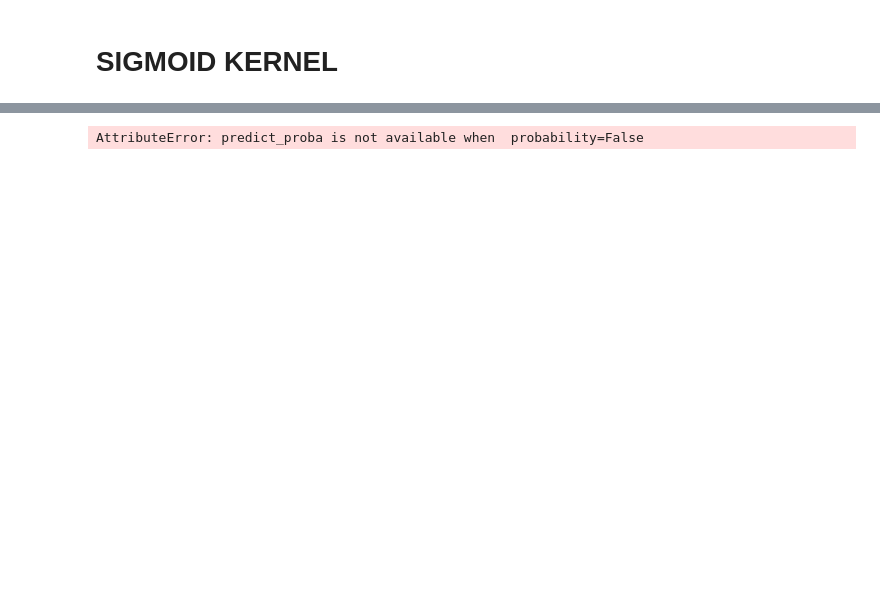
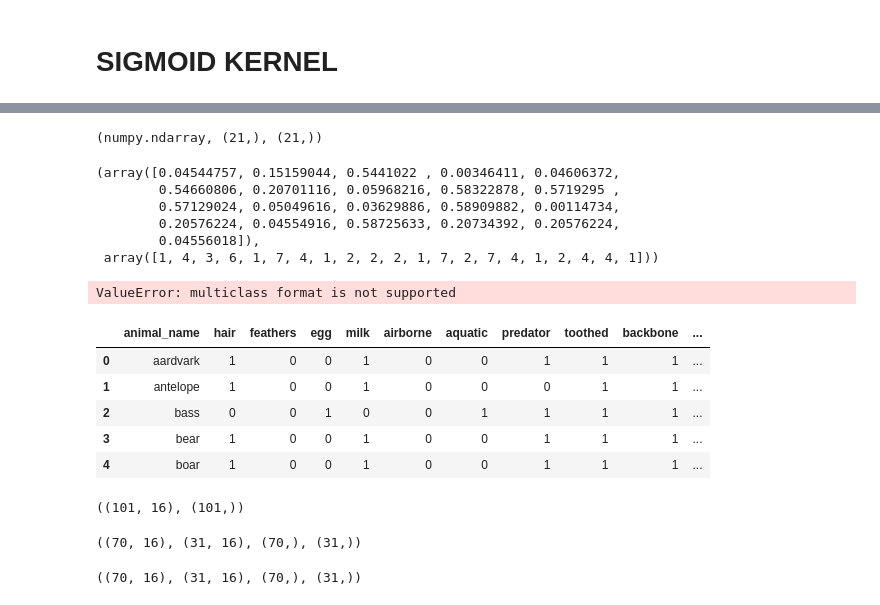
Before and after one commit to Himani2000/celestini_task, a Jupyter notebook: CELESTINI_MAIN.ipynb, the cells around one changed output, grey strips where cells are left out. Cells and saved outputs as stored; diff of their text form; code cells hidden in the pictures; blank space fills up the shorter version.

```diff
--- a/CELESTINI_MAIN.ipynb
+++ b/CELESTINI_MAIN.ipynb
@@ -163,7 +186,31 @@ weighted avg       0.98      0.95      0.95        21
+# %%
+type(probs),probs.shape,y_test.shape
+# %% [output]
+(numpy.ndarray, (21,), (21,))
+# %%
+probs,y_test
+# %% [output]
+(array([0.04544757, 0.15159044, 0.5441022 , 0.00346411, 0.04606372,
+        0.54660806, 0.20701116, 0.05968216, 0.58322878, 0.5719295 ,
+        0.57129024, 0.05049616, 0.03629886, 0.58909882, 0.00114734,
+        0.20576224, 0.04554916, 0.58725633, 0.20734392, 0.20576224,
+        0.04556018]),
+ array([1, 4, 3, 6, 1, 7, 4, 1, 2, 2, 2, 1, 7, 2, 7, 4, 1, 2, 4, 4, 1]))
 # %%
-probs=clf_sig.predict_proba(x_test)
 import matplotlib.pyplot as plt
-precision, recall, thresholds = metrics.precision_recall_curve(y_test, probs)
-plt.plot(recall,precision,marker=".")
+from sklearn.metrics import precision_recall_curve
+precision, recall,_ = precision_recall_curve(y_test,probs)
 # %% [output]
-AttributeError: predict_proba is not available when  probability=False
+ValueError: multiclass format is not supported
+# %%
+######### tensorflow
+data2=pd.read_csv('zoo.data',sep=',',header=None)
+data2.columns=["animal_name","hair","feathers","egg","milk","airborne","aquatic","predator","toothed","backbone","breathes","venomous","fins","legs","tail","domestic","catsize","type"]
+data2.head()
+# %% [output]
+|  | animal_name | hair | feathers | egg | milk | airborne | aquatic | predator | toothed | backbone | ... |
+| 0 | aardvark | 1 | 0 | 0 | 1 | 0 | 0 | 1 | 1 | 1 | ... |
+| 1 | antelope | 1 | 0 | 0 | 1 | 0 | 0 | 0 | 1 | 1 | ... |
+| 2 | bass | 0 | 0 | 1 | 0 | 0 | 1 | 1 | 1 | 1 | ... |
+| 3 | bear | 1 | 0 | 0 | 1 | 0 | 0 | 1 | 1 | 1 | ... |
+| 4 | boar | 1 | 0 | 0 | 1 | 0 | 0 | 1 | 1 | 1 | ... |
@@ -169,0 +220,9 @@ AttributeError: predict_proba is not available when  probability=False
+# %%
+x1.shape,y1.shape
+# %% [output]
+((101, 16), (101,))
+# %%
+train_x, test_x, train_y, test_y = train_test_split(x1, y1, test_size=0.3, random_state=42, stratify=y1)
+train_x.shape,test_x.shape,train_y.shape,test_y.shape
+# %% [output]
+((70, 16), (31, 16), (70,), (31,))
@@ -169,0 +234,4 @@ AttributeError: predict_proba is not available when  probability=False
+# %%
+train_x.shape,test_x.shape,train_y.shape,test_y.shape
+# %% [output]
+((70, 16), (31, 16), (70,), (31,))
```
Also changed, not shown: parts of 26 cells of this notebook.
